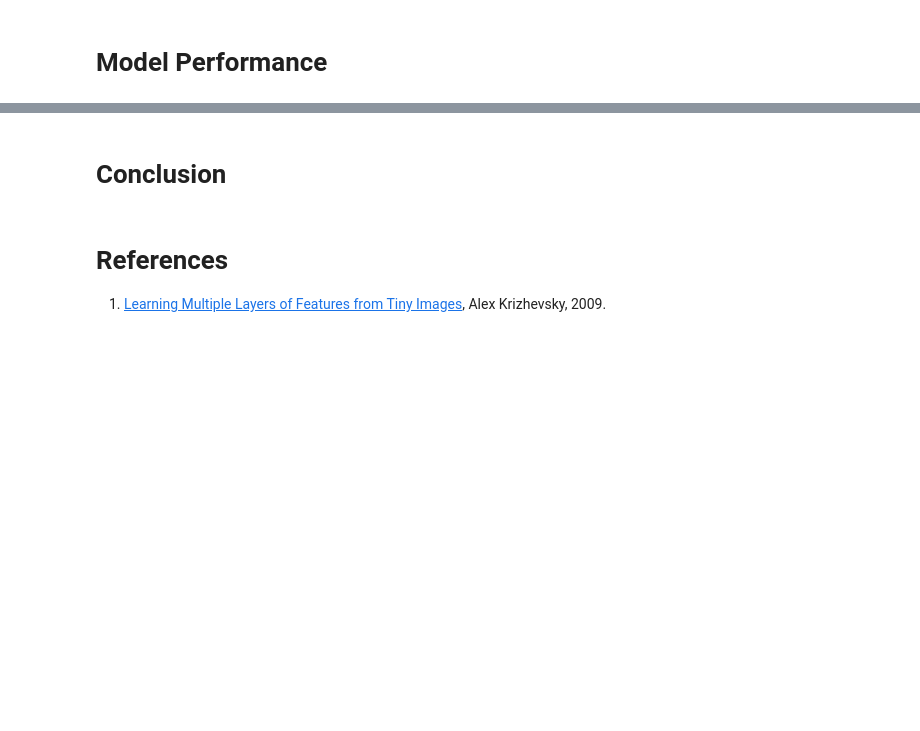
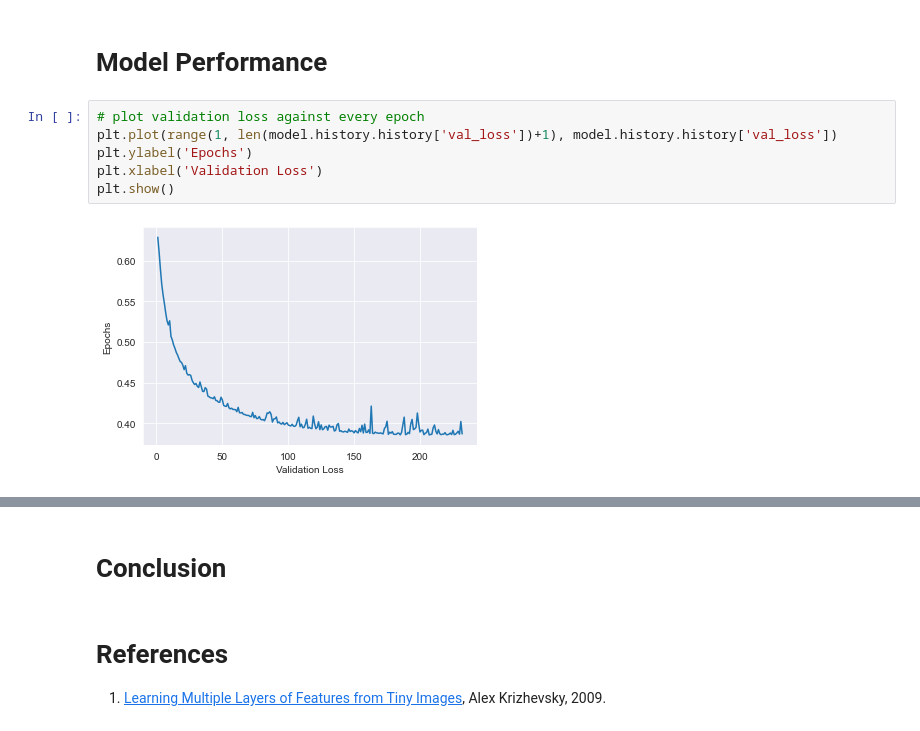
Before and after one commit to SilverCrocus/Phase-3-Data-Science, a Jupyter notebook: report.ipynb, the cells around one changed output, grey strips where cells are left out. Cells and saved outputs as stored; diff of their text form; blank space fills up the shorter version.

Commit message:
Plotting graphs

```diff
--- a/report.ipynb
+++ b/report.ipynb
@@ -538,2 +541,10 @@ plt.show()
 # %% [markdown]
 # Model Performance
+# %%
+# plot validation loss against every epoch
+plt.plot(range(1, len(model.history.history['val_loss'])+1), model.history.history['val_loss'])
+plt.ylabel('Epochs')
+plt.xlabel('Validation Loss')
+plt.show()
+# %% [output]
+[figure, added]
```
Also changed, not shown: parts of 20 cells of this notebook, 7 other files.
